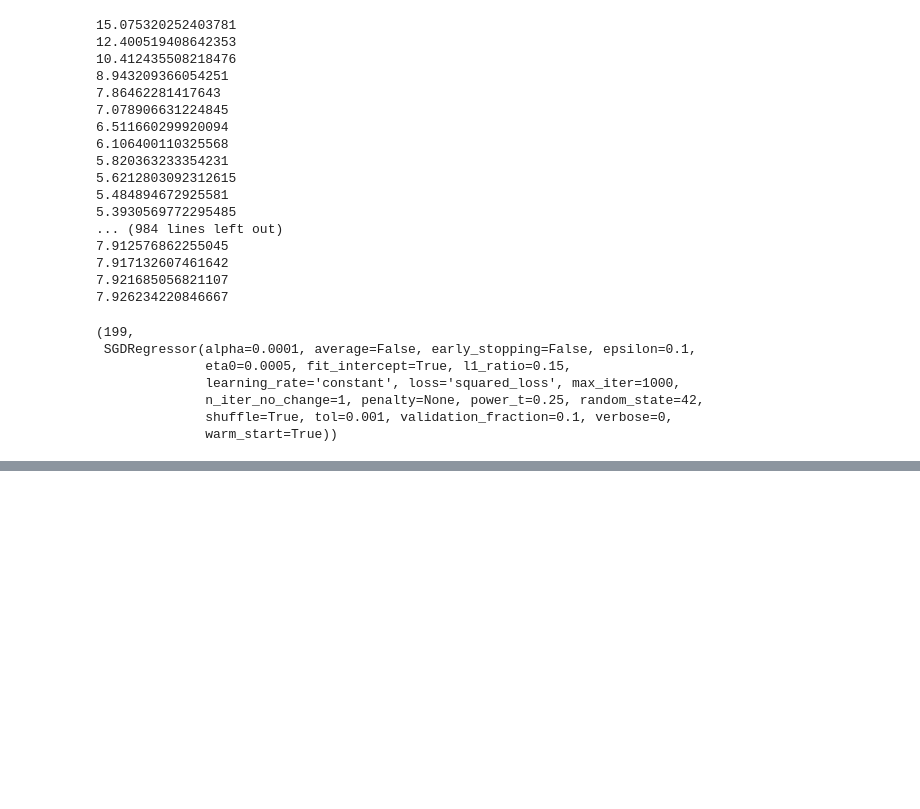
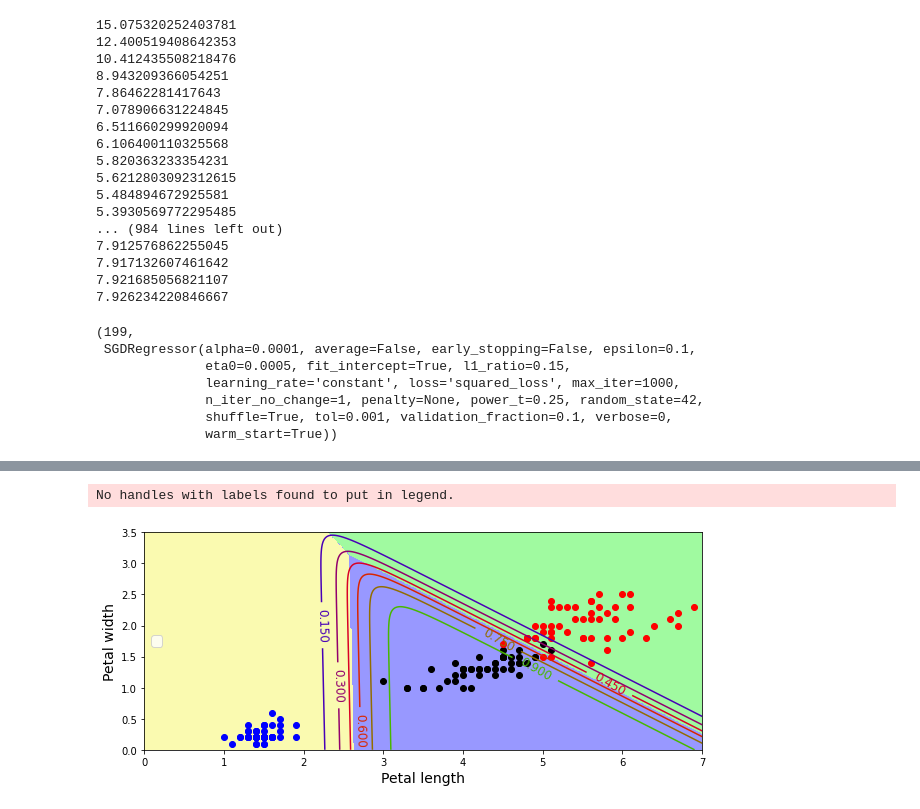
Before and after one commit to NII-o9i2/Scikit-Learn-Machine_Learning-examples, a Jupyter notebook: chapter4_training/training.ipynb, the cells around one changed output, grey strips where cells are left out. Cells and saved outputs as stored; diff of their text form; code cells hidden in the pictures; blank space fills up the shorter version.

```diff
--- a/chapter4_training/training.ipynb
+++ b/chapter4_training/training.ipynb
@@ -225,0 +327,4 @@ best_epoch,best_model
+# %%
+softmax_reg = LogisticRegression(multi_class="multinomial",solver="lbfgs",C=10)
+y3 = iris["target"]
+softmax_reg.fit(x2,y3)
@@ -225,0 +348,38 @@ best_epoch,best_model
+# %%
+x0, x1 = np.meshgrid(
+        np.linspace(0, 8, 500).reshape(-1, 1),
+        np.linspace(0, 3.5, 200).reshape(-1, 1),
+    )
+X_new = np.c_[x0.ravel(), x1.ravel()]
+
+
+y_proba = softmax_reg.predict_proba(X_new)
+y_predict = softmax_reg.predict(X_new)
+
+zz1 = y_proba[:, 1].reshape(x0.shape)
+zz = y_predict.reshape(x0.shape)
+
+plt.figure(figsize=(10, 4))
+
+
+from matplotlib.colors import ListedColormap
+custom_cmap = ListedColormap(['#fafab0','#9898ff','#a0faa0'])
+
+plt.contourf(x0, x1, zz, cmap=custom_cmap, linewidth=5)
+contour = plt.contour(x0, x1, zz1, cmap=plt.cm.brg)
+plt.clabel(contour, inline=1, fontsize=12)
+plt.xlabel("Petal length", fontsize=14)
+plt.ylabel("Petal width", fontsize=14)
+plt.legend(loc="center left", fontsize=14)
+plt.axis([0, 7, 0, 3.5])
+for ii in range(len(x2)):
+    if y3[ii]== 0:
+        plt.scatter(x2[ii,0],x2[ii,1],c= 'blue')
+    elif y3[ii]== 1:
+        plt.scatter(x2[ii,0],x2[ii,1],c = 'black')
+    else:
+        plt.scatter(x2[ii,0],x2[ii,1],c = 'red')
+plt.show()
+# %% [output]
+No handles with labels found to put in legend.
+[figure, added]
```
Also changed, not shown: parts of 19 cells of this notebook.
